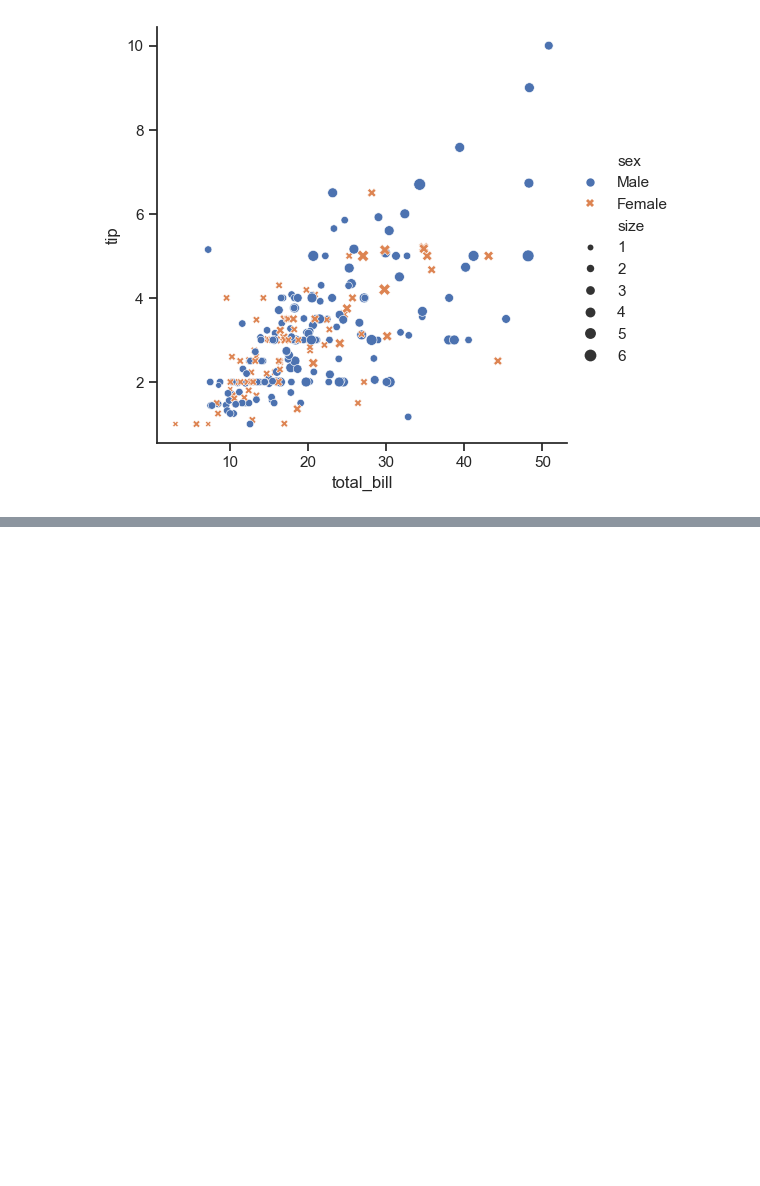
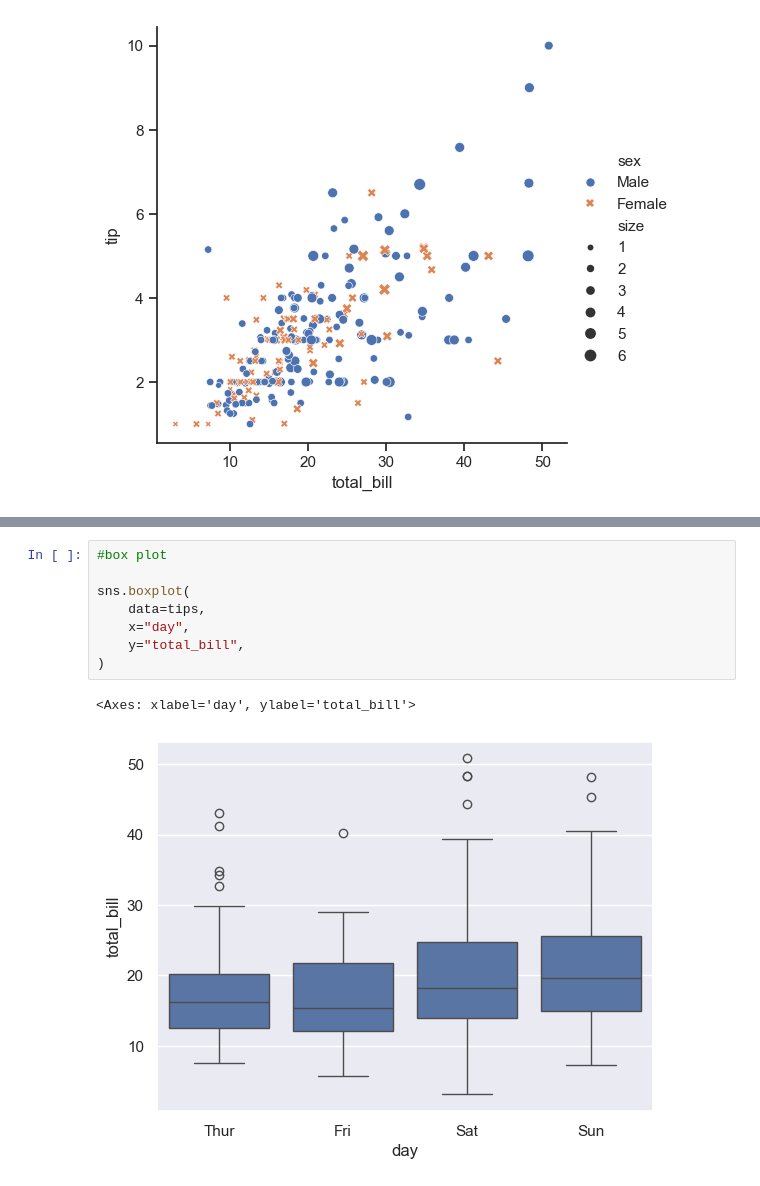
Before and after one commit to SimranGrak/python-for-ai-ml, a Jupyter notebook: prime/seaborn.ipynb, the cells around one changed output, grey strips where cells are left out. Cells and saved outputs as stored; diff of their text form; blank space fills up the shorter version.

```diff
--- a/prime/seaborn.ipynb
+++ b/prime/seaborn.ipynb
@@ -33,0 +69,11 @@ sns.relplot(
+# %%
+#box plot
+
+sns.boxplot(
+    data=tips,
+    x="day",
+    y="total_bill",
+)
+# %% [output]
+<Axes: xlabel='day', ylabel='total_bill'>
+[figure, added]
```
Also changed, not shown: parts of 6 cells of this notebook, 6 other files.
